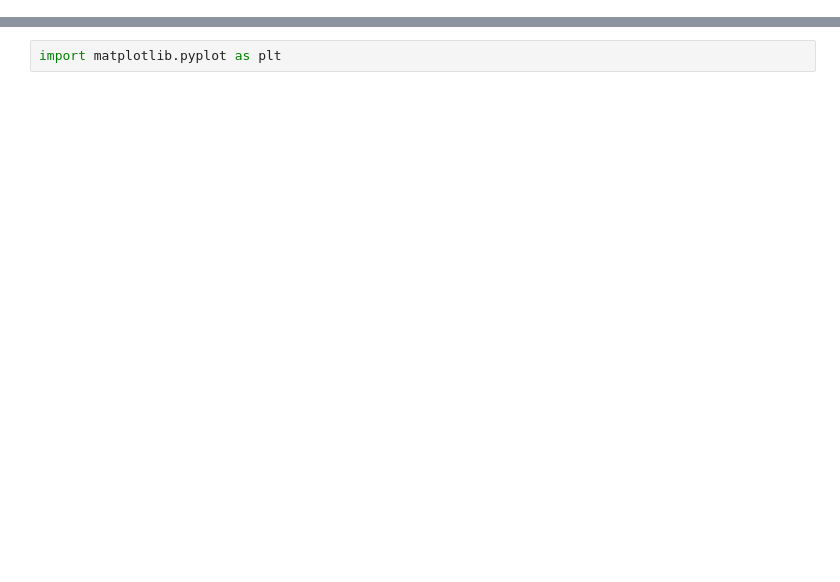
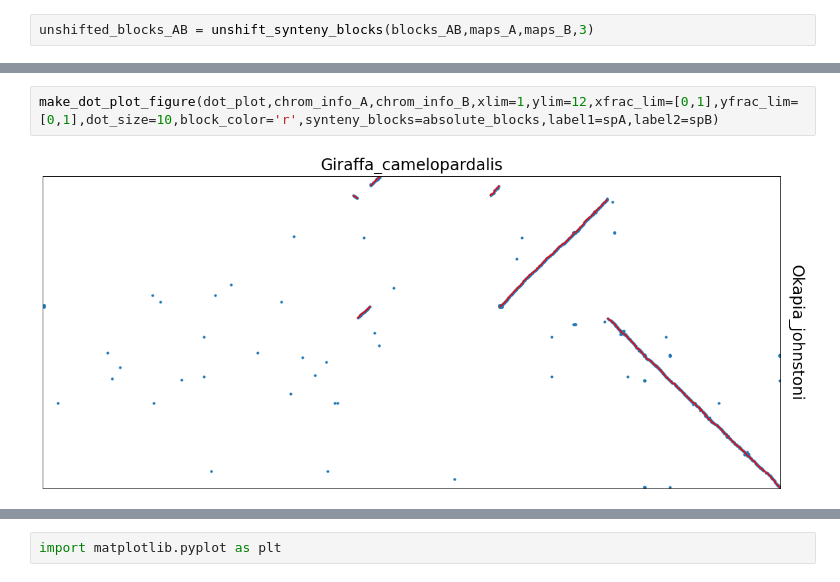
Before and after one commit to DiPierroLab/GenomicTools, a Jupyter notebook: testing/synteny_run.ipynb, the cells around one changed output, grey strips where cells are left out. Cells and saved outputs as stored; diff of their text form; blank space fills up the shorter version.

```diff
--- a/testing/synteny_run.ipynb
+++ b/testing/synteny_run.ipynb
@@ -0,0 +97,2 @@
+# %%
+unshifted_blocks_AB = unshift_synteny_blocks(blocks_AB,maps_A,maps_B,3)
@@ -0,0 +161,4 @@
+# %%
+make_dot_plot_figure(dot_plot,chrom_info_A,chrom_info_B,xlim=1,ylim=12,xfrac_lim=[0,1],yfrac_lim=[0,1],dot_size=10,block_color='r',synteny_blocks=absolute_blocks,label1=spA,label2=spB)
+# %% [output]
+[figure, added]
```
Also changed, not shown: parts of 94 cells of this notebook, 21 other files.
